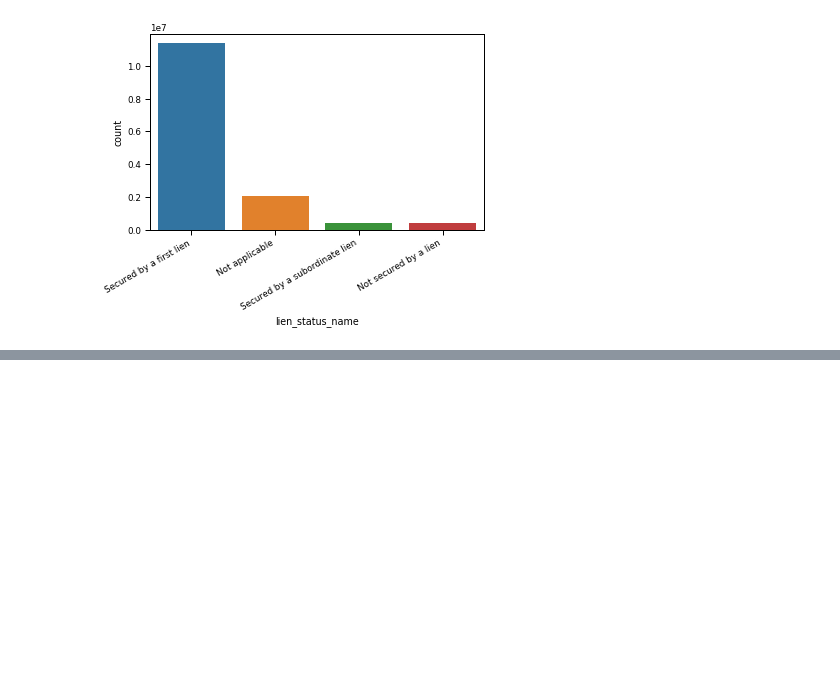
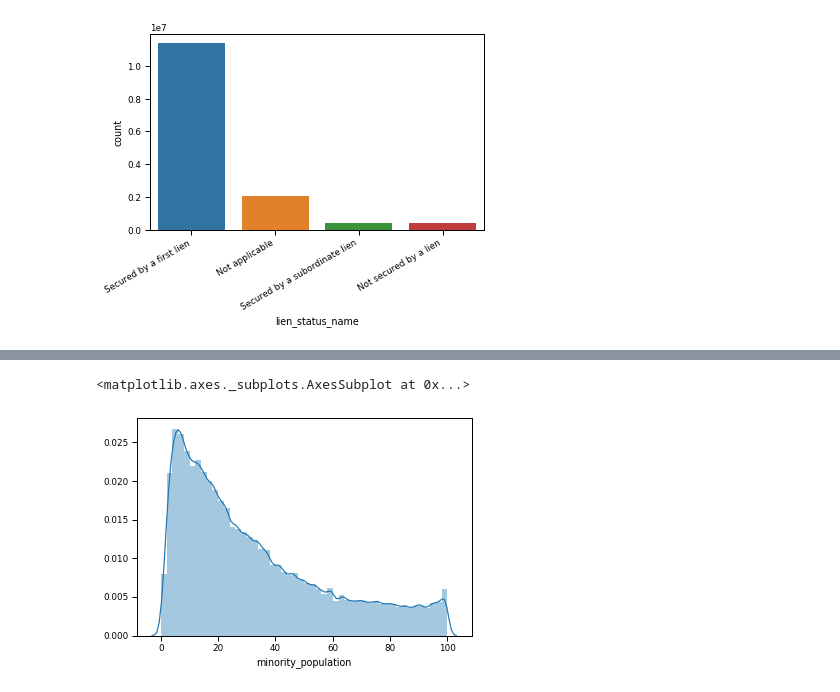
Before and after one commit to leppekja/capp30245, a Jupyter notebook: Visualizations.ipynb, the cells around one changed output, grey strips where cells are left out. Drawn from its saved outputs; the diff is of its cells as text; code cells hidden in the pictures; blank space fills up the shorter version.

```diff
--- a/Visualizations.ipynb
+++ b/Visualizations.ipynb
@@ -250,0 +262,5 @@ fig.autofmt_xdate()
+# %%
+sns.distplot(df['minority_population'])
+# %% [output]
+<matplotlib.axes._subplots.AxesSubplot at 0x...>
+[figure, added]
```
Also changed, not shown: parts of 11 cells of this notebook.
